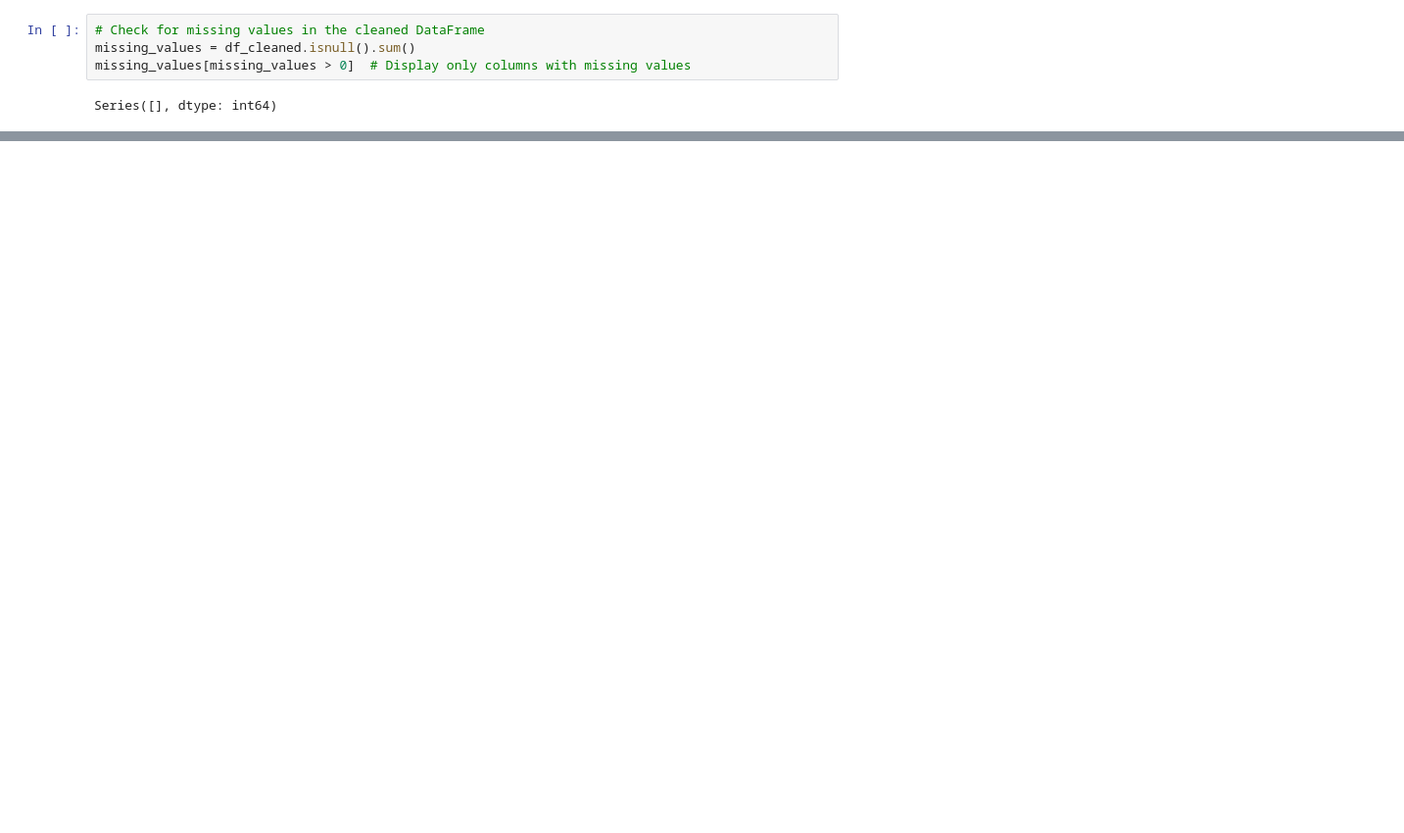
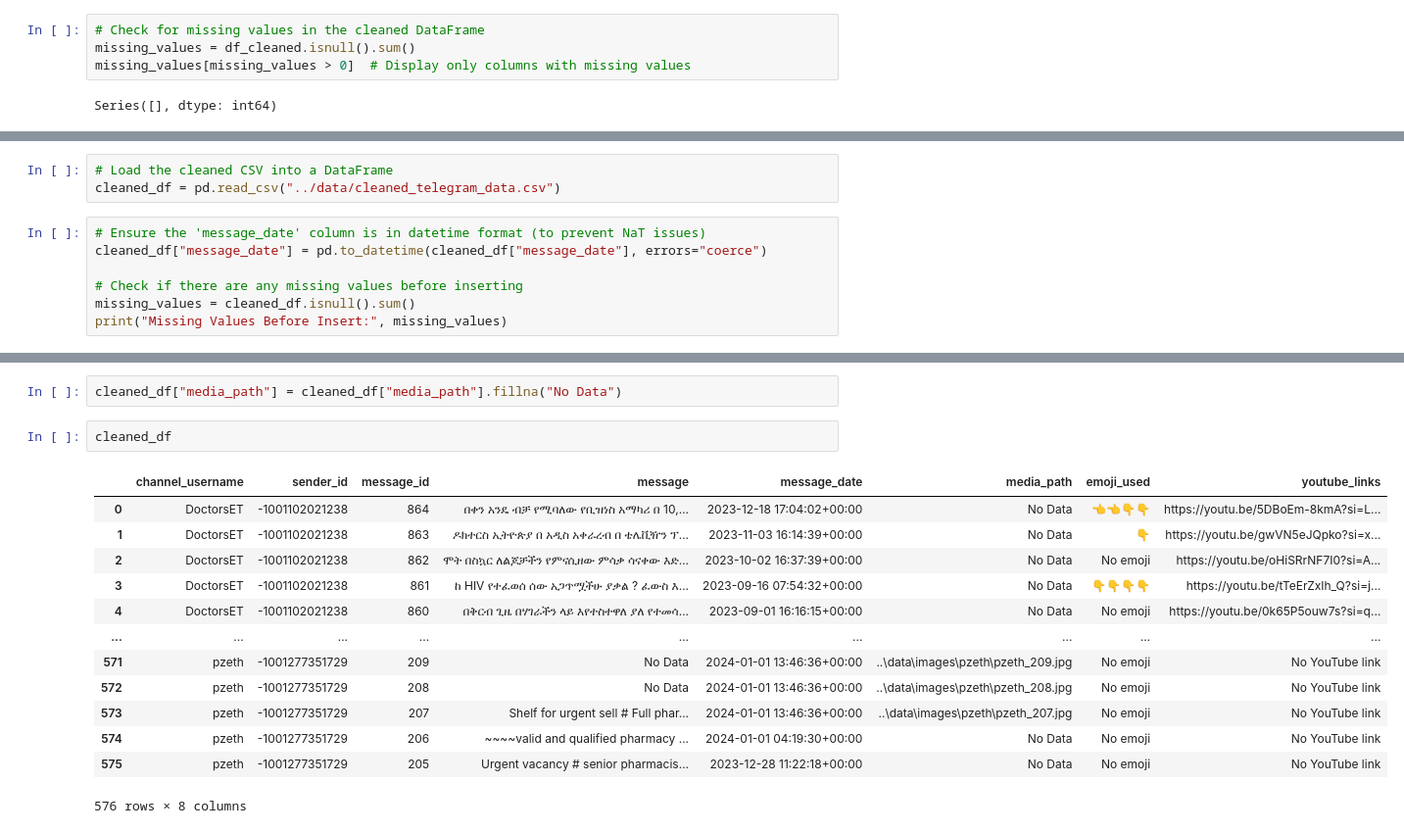
Before and after one commit to Nahom-ketsela/kaim-week-07, a Jupyter notebook: notebook/data_cleaning.ipynb, the cells around one changed output, grey strips where cells are left out. Shown: that part at 98% size. Saved outputs shown, nothing was run; the diff lists cells and outputs as text; blank space fills up the shorter version.

Commit message:
created database connection abd added the cleaned data into the new database.

```diff
--- a/notebook/data_cleaning.ipynb
+++ b/notebook/data_cleaning.ipynb
@@ -70,0 +82,10 @@ save_cleaned_data(df_cleaned, "../data/cleaned_telegram_data.csv")
+# %%
+# Load the cleaned CSV into a DataFrame
+cleaned_df = pd.read_csv("../data/cleaned_telegram_data.csv")
+# %%
+# Ensure the 'message_date' column is in datetime format (to prevent NaT issues)
+cleaned_df["message_date"] = pd.to_datetime(cleaned_df["message_date"], errors="coerce")
+
+# Check if there are any missing values before inserting
+missing_values = cleaned_df.isnull().sum()
+print("Missing Values Before Insert:", missing_values)
@@ -70,0 +102,18 @@ save_cleaned_data(df_cleaned, "../data/cleaned_telegram_data.csv")
+# %%
+cleaned_df["media_path"] = cleaned_df["media_path"].fillna("No Data")
+# %%
+cleaned_df
+# %% [output]
+|  | channel_username | sender_id | message_id | message | message_date | media_path | emoji_used | youtube_links |
+| 0 | DoctorsET | -1001102021238 | 864 | በቀን አንዴ ብቻ የሚባለው የቢዝነስ አማካሪ በ 10,... | 2023-12-18 17:04:02+00:00 | No Data | 👈👈👇👇 | https://youtu.be/5DBoEm-8kmA?si=L... |
+| 1 | DoctorsET | -1001102021238 | 863 | ዶክተርስ ኢትዮጵያ በ አዲስ አቀራረብ በ ቴሌቪዥን ፕ... | 2023-11-03 16:14:39+00:00 | No Data | 👇 | https://youtu.be/gwVN5eJQpko?si=x... |
+| 2 | DoctorsET | -1001102021238 | 862 | ሞት በስኳር ለልጆቻችን የምናሲዘው ምሳቃ ሳናቀው እድ... | 2023-10-02 16:37:39+00:00 | No Data | No emoji | https://youtu.be/oHiSRrNF7I0?si=A... |
+| 3 | DoctorsET | -1001102021238 | 861 | ከ HIV የተፈወሰ ሰው አጋጥሟችሁ ያቃል ? ፈውስ እ... | 2023-09-16 07:54:32+00:00 | No Data | 👇👇👇👇 | https://youtu.be/tTeErZxIh_Q?si=j... |
+| 4 | DoctorsET | -1001102021238 | 860 | በቅርብ ጊዜ በሃገራችን ላይ እየተስተዋለ ያለ የተመሳ... | 2023-09-01 16:16:15+00:00 | No Data | No emoji | https://youtu.be/0k65P5ouw7s?si=q... |
+| ... | ... | ... | ... | ... | ... | ... | ... | ... |
+| 571 | pzeth | -1001277351729 | 209 | No Data | 2024-01-01 13:46:36+00:00 | ..\data\images\pzeth\pzeth_209.jpg | No emoji | No YouTube link |
+| 572 | pzeth | -1001277351729 | 208 | No Data | 2024-01-01 13:46:36+00:00 | ..\data\images\pzeth\pzeth_208.jpg | No emoji | No YouTube link |
+| 573 | pzeth | -1001277351729 | 207 | Shelf for urgent sell # Full phar... | 2024-01-01 13:46:36+00:00 | ..\data\images\pzeth\pzeth_207.jpg | No emoji | No YouTube link |
+| 574 | pzeth | -1001277351729 | 206 | ~~~~valid and qualified pharmacy ... | 2024-01-01 04:19:30+00:00 | No Data | No emoji | No YouTube link |
+| 575 | pzeth | -1001277351729 | 205 | Urgent vacancy # senior pharmacis... | 2023-12-28 11:22:18+00:00 | No Data | No emoji | No YouTube link |
+576 rows × 8 columns
```
Also changed, not shown: parts of 9 cells of this notebook, 4 other files.
